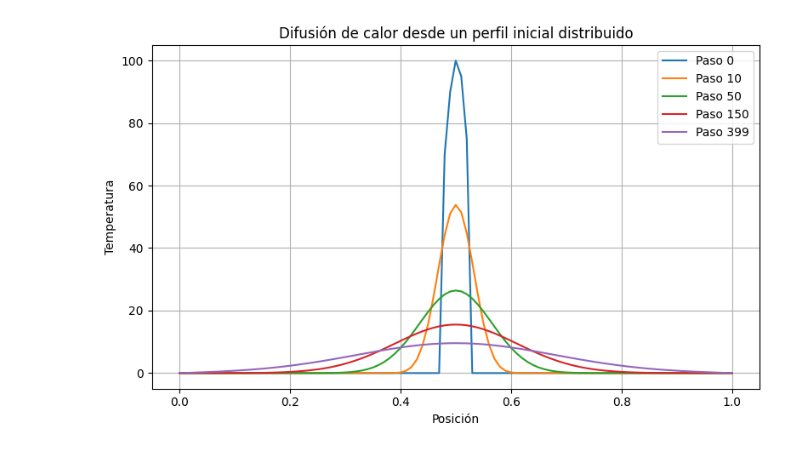
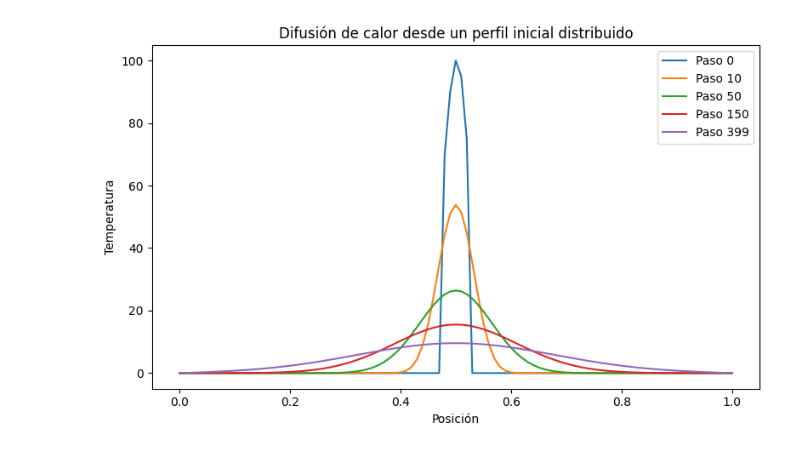
Before and after one commit to asegura4488/FisicaA, a Jupyter notebook: Semana12/Difusion_Perfil.ipynb, the cells around one changed output. Cells and saved outputs as stored; diff of their text form; code cells hidden in the pictures.

```diff
--- a/Semana12/Difusion_Perfil.ipynb
+++ b/Semana12/Difusion_Perfil.ipynb
@@ -45,34 +45,33 @@ for n in range(steps):
     T_new = T.copy()
 
     # Bordes fijos
     T_new[0] = 0.0
     T_new[-1] = 0.0
 
     for i in range(1, N - 1):
         T_new[i] = T[i] + alpha * dt / dx**2 * (T[i + 1] - 2*T[i] + T[i - 1])
 
     T = T_new
 
 # Guardar ultimo perfil si hace falta
 if steps - 1 not in times_to_save:
     snapshots.append((steps - 1, T.copy()))
 
 # Grafica
 plt.figure(figsize=(8, 5))
 for n, Ts in snapshots:
     plt.plot(x, Ts, label=f'Paso {n}')
 
 plt.xlabel("Posición")
 plt.ylabel("Temperatura")
 plt.title("Difusión de calor desde un perfil inicial distribuido")
-plt.grid(True)
 plt.legend()
 plt.tight_layout()
 plt.savefig("Difusion_Perfil.pdf", dpi=300, bbox_inches="tight")
 plt.show()
 
 files.download("Difusion_Perfil.pdf")
 # %% [output]
-[figure, old version]
+[figure, new version]
 [interactive output not drawn]
 [interactive output not drawn]
```
